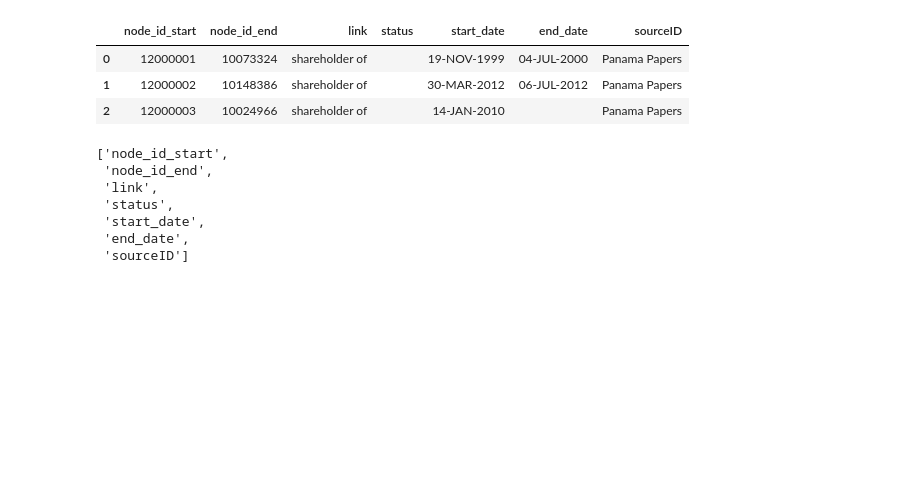
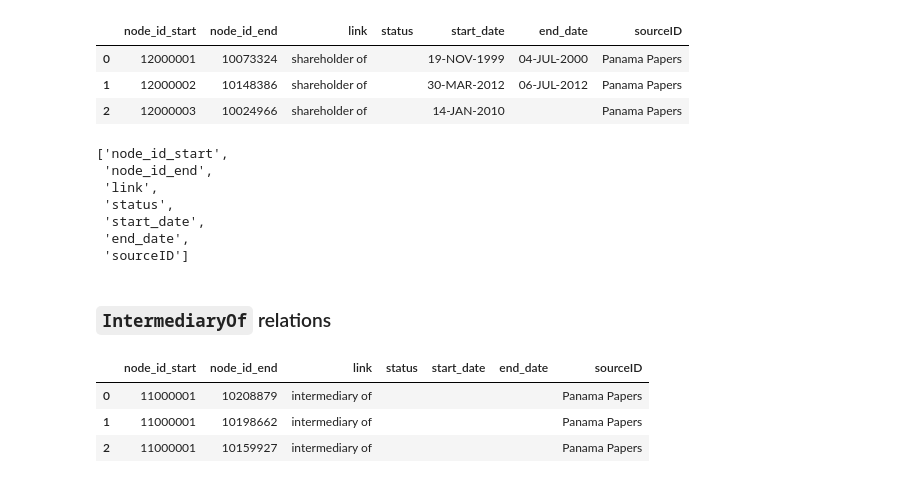
Before and after one commit to louisguitton/ERKG, a Jupyter notebook: icij/load_neo4j.ipynb, the cells around one changed output. Cells and saved outputs as stored; diff of their text form; code cells hidden in the pictures; blank space fills up the shorter version.

```diff
--- a/icij/load_neo4j.ipynb
+++ b/icij/load_neo4j.ipynb
@@ -368,3 +368,20 @@ CALL {
     """
 
 load_neo4j_df(df, unwind_query)
+# %% [markdown]
+### `IntermediaryOf` relations
+# %%
+data_file: pathlib.Path = TEMP_DIR / "rel_intermed.csv"
+
+df: pd.DataFrame = pd.read_csv(
+    data_file,
+    header = 0,
+    low_memory = False,
+).fillna("")
+
+df.head(3)
+# %% [output]
+|  | node_id_start | node_id_end | link | status | start_date | end_date | sourceID |
+| 0 | 11000001 | 10208879 | intermediary of |  |  |  | Panama Papers |
+| 1 | 11000001 | 10198662 | intermediary of |  |  |  | Panama Papers |
+| 2 | 11000001 | 10159927 | intermediary of |  |  |  | Panama Papers |
```
Also changed, not shown: parts of 19 cells of this notebook.
